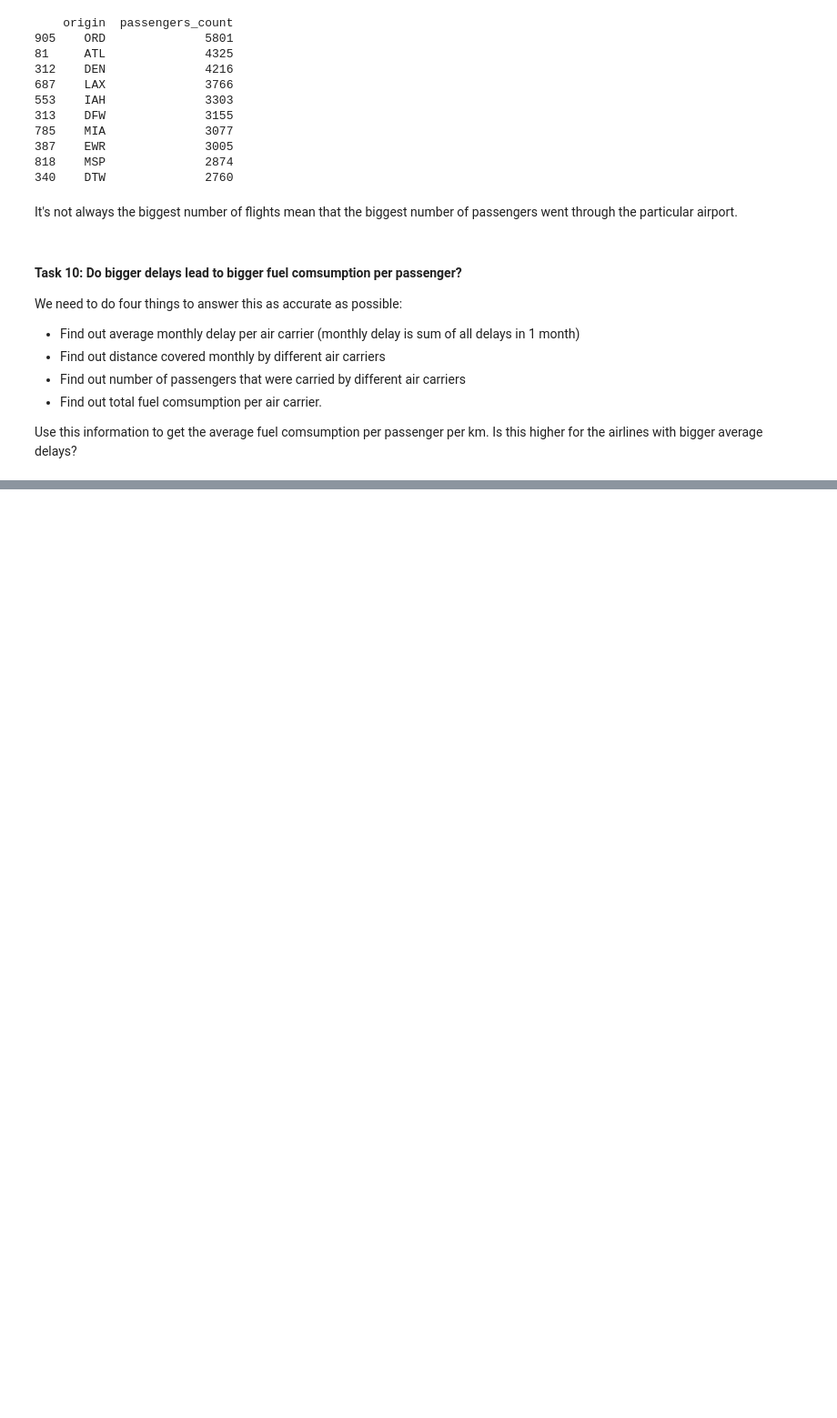
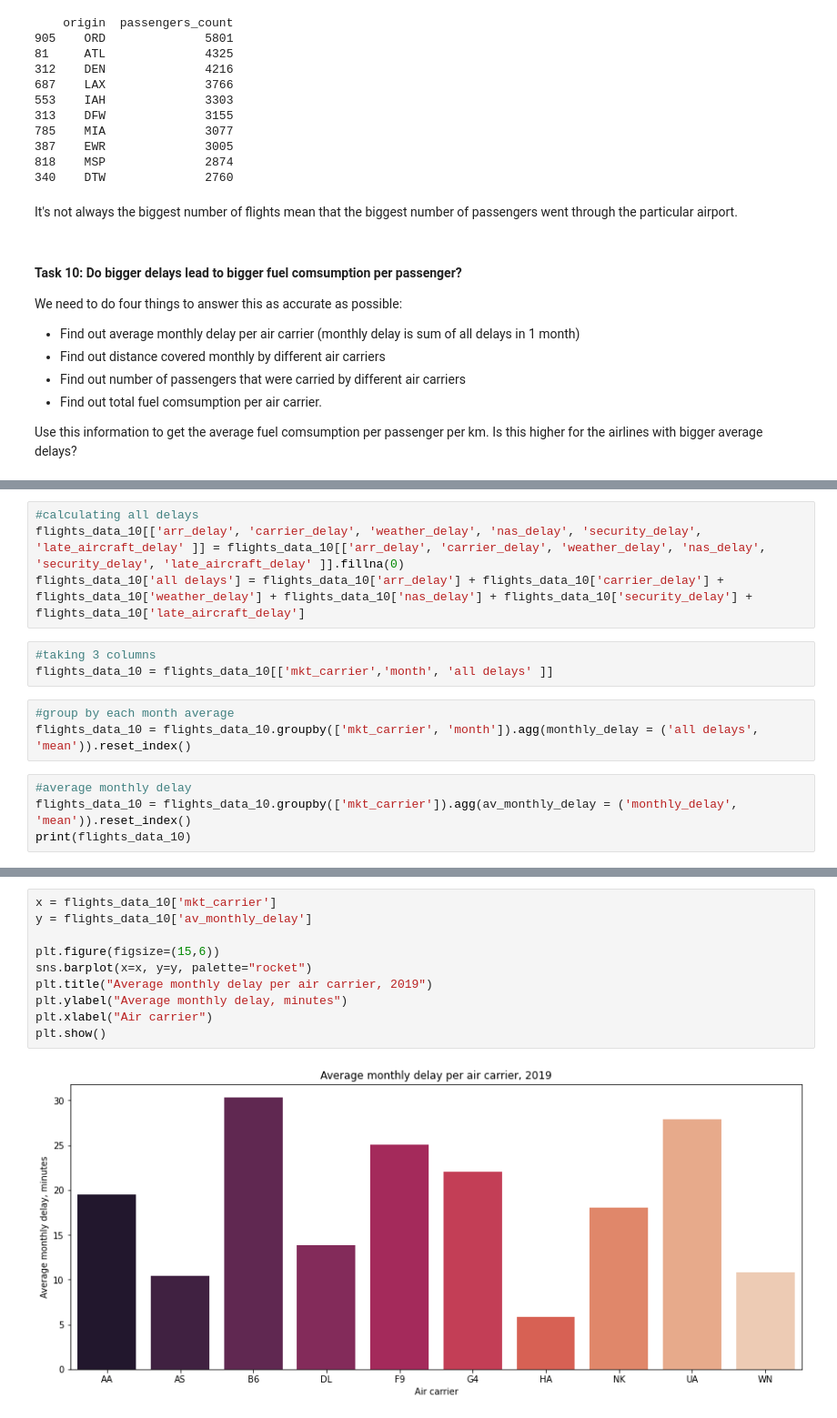
Before and after one commit to NB094/LHL_Midterm_1, a Jupyter notebook: Katrin_exploratory_analysis.ipynb, the cells around one changed output, grey strips where cells are left out. Shown: that part at 91% size. Drawn from its saved outputs; the diff is of its cells as text; blank space fills up the shorter version.

```diff
--- a/Katrin_exploratory_analysis.ipynb
+++ b/Katrin_exploratory_analysis.ipynb
@@ -203,0 +207,14 @@ Use this information to get the average fuel comsumption per passenger per km. I
+# %%
+#calculating all delays
+flights_data_10[['arr_delay', 'carrier_delay', 'weather_delay', 'nas_delay', 'security_delay', 'late_aircraft_delay' ]] = flights_data_10[['arr_delay', 'carrier_delay', 'weather_delay', 'nas_delay', 'security_delay', 'late_aircraft_delay' ]].fillna(0)
+flights_data_10['all delays'] = flights_data_10['arr_delay'] + flights_data_10['carrier_delay'] + flights_data_10['weather_delay'] + flights_data_10['nas_delay'] + flights_data_10['security_delay'] + flights_data_10['late_aircraft_delay']
+# %%
+#taking 3 columns
+flights_data_10 = flights_data_10[['mkt_carrier','month', 'all delays' ]]
+# %%
+#group by each month average
+flights_data_10 = flights_data_10.groupby(['mkt_carrier', 'month']).agg(monthly_delay = ('all delays', 'mean')).reset_index()
+# %%
+#average monthly delay
+flights_data_10 = flights_data_10.groupby(['mkt_carrier']).agg(av_monthly_delay = ('monthly_delay', 'mean')).reset_index()
+print(flights_data_10)
@@ -203,0 +233,12 @@ Use this information to get the average fuel comsumption per passenger per km. I
+# %%
+x = flights_data_10['mkt_carrier']
+y = flights_data_10['av_monthly_delay']
+
+plt.figure(figsize=(15,6))
+sns.barplot(x=x, y=y, palette="rocket")
+plt.title("Average monthly delay per air carrier, 2019")
+plt.ylabel("Average monthly delay, minutes")
+plt.xlabel("Air carrier")
+plt.show()
+# %% [output]
+[figure, added]
```
Also changed, not shown: parts of 24 cells of this notebook, 3 other files.
